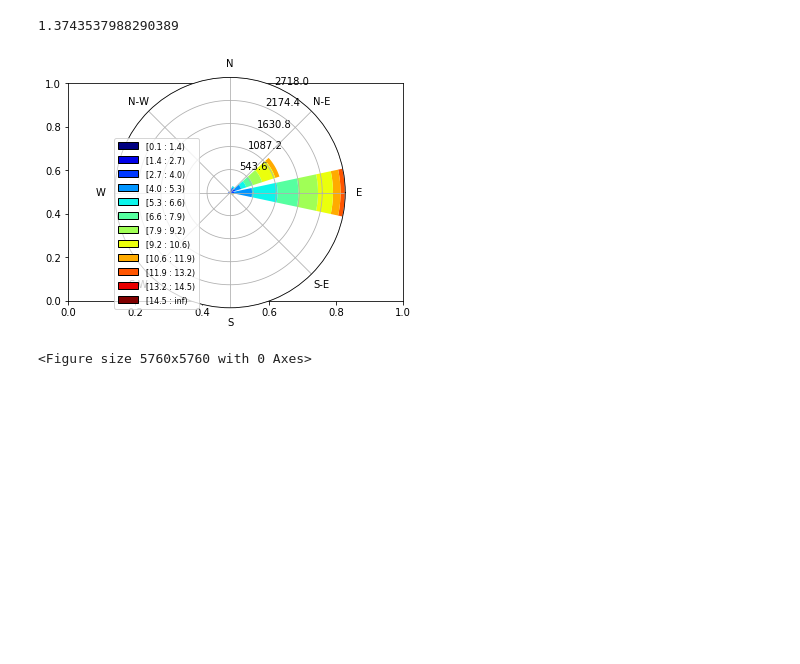
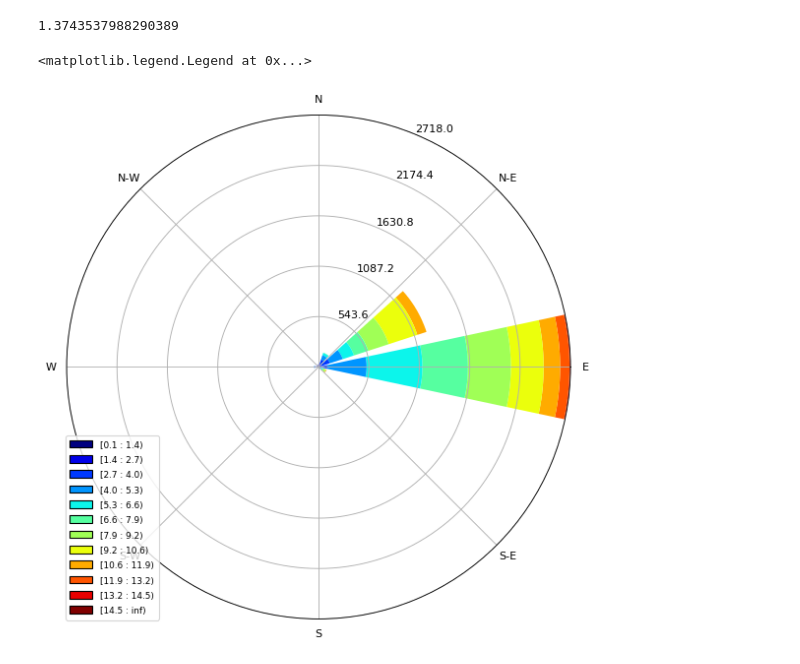
Before and after one commit to nicomn97/EnergiaEolica, a Jupyter notebook: Tarea1.ipynb, the cells around one changed output. Cells and saved outputs as stored; diff of their text form; code cells hidden in the pictures; blank space fills up the shorter version.

Commit message:
commit con imagenes

```diff
--- a/Tarea1.ipynb
+++ b/Tarea1.ipynb
@@ -230,12 +230,9 @@ ke
 # %% [output]
 1.3743537988290389
 # %%
-fig,ax2 = plt.subplots(1,1)
-plt.figure(figsize=(80,80))
-ax = WindroseAxes.from_ax(fig=fig)
+ax = WindroseAxes.from_ax()
 ax.bar(data[:,7],data[:,5],nsector=12,bins=12)
 ax.set_legend()
-fig.savefig("test_rasterization.pdf")
 # %% [output]
+<matplotlib.legend.Legend at 0x...>
-[figure, old version]
+[figure, new version]
-<Figure size 5760x5760 with 0 Axes>
```
Also changed, not shown: parts of 11 cells of this notebook, 10 other files.
